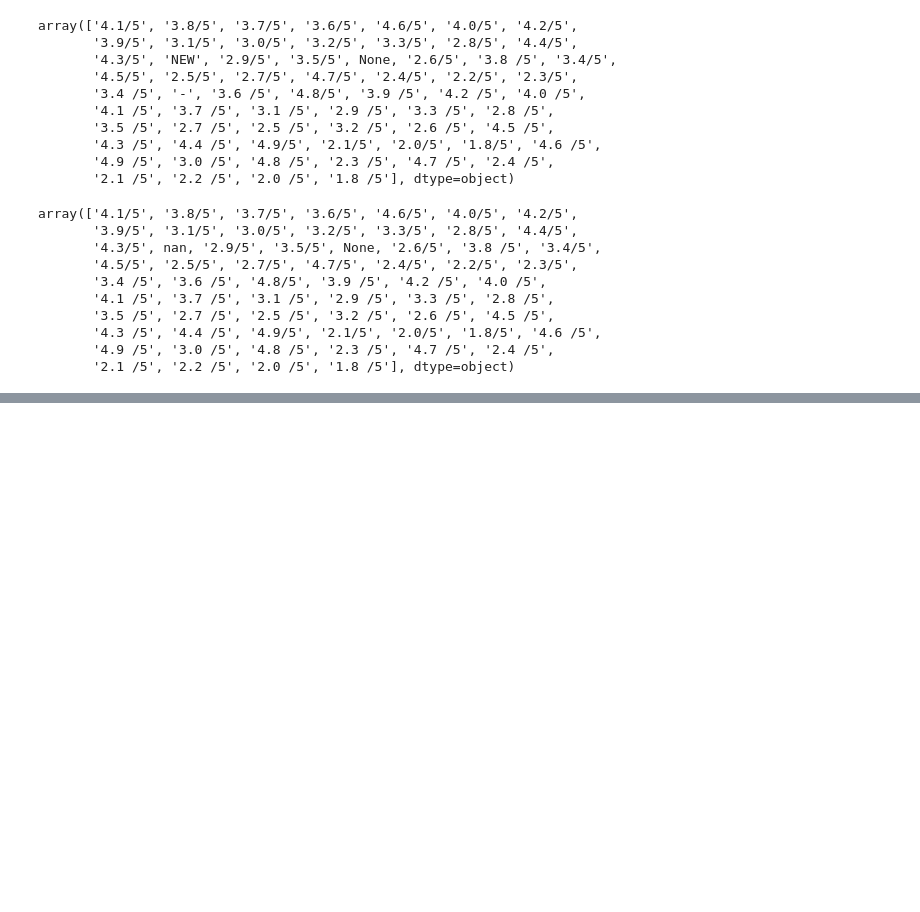
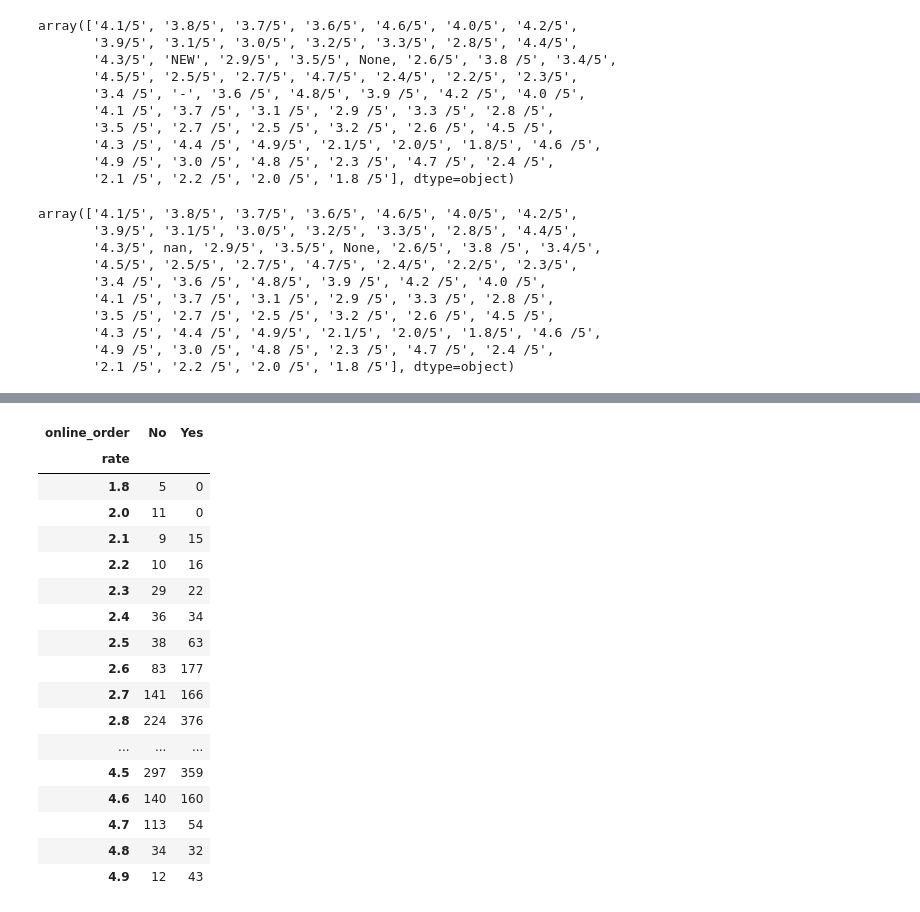
Before and after one commit to mcsmithers/geospatialAnalysis, a Jupyter notebook: zomatoGeoAnalysis.ipynb, the cells around one changed output, grey strips where cells are left out. Saved outputs shown, nothing was run; the diff lists cells and outputs as text; code cells hidden in the pictures; blank space fills up the shorter version.

```diff
--- a/zomatoGeoAnalysis.ipynb
+++ b/zomatoGeoAnalysis.ipynb
@@ -104,0 +118,21 @@ Name: rate, Length: 51717, dtype: object
+# %%
+x
+# %% [output]
+| online_order | No | Yes |
+| rate |  |  |
+| 1.8 | 5 | 0 |
+| 2.0 | 11 | 0 |
+| 2.1 | 9 | 15 |
+| 2.2 | 10 | 16 |
+| 2.3 | 29 | 22 |
+| 2.4 | 36 | 34 |
+| 2.5 | 38 | 63 |
+| 2.6 | 83 | 177 |
+| 2.7 | 141 | 166 |
+| 2.8 | 224 | 376 |
+| ... | ... | ... |
+| 4.5 | 297 | 359 |
+| 4.6 | 140 | 160 |
+| 4.7 | 113 | 54 |
+| 4.8 | 34 | 32 |
+| 4.9 | 12 | 43 |
```
Also changed, not shown: parts of 9 cells of this notebook.
